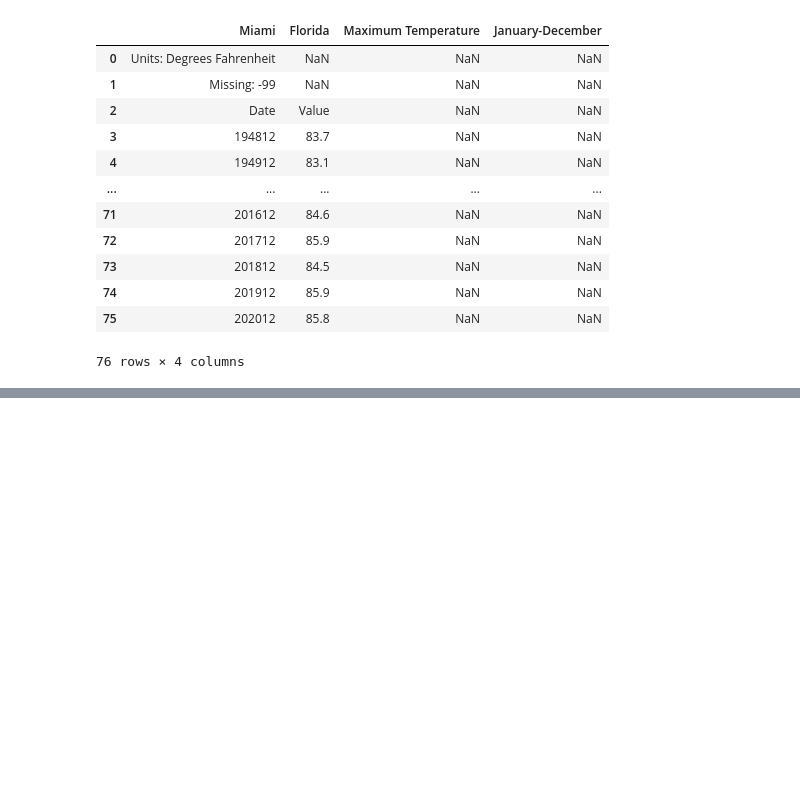
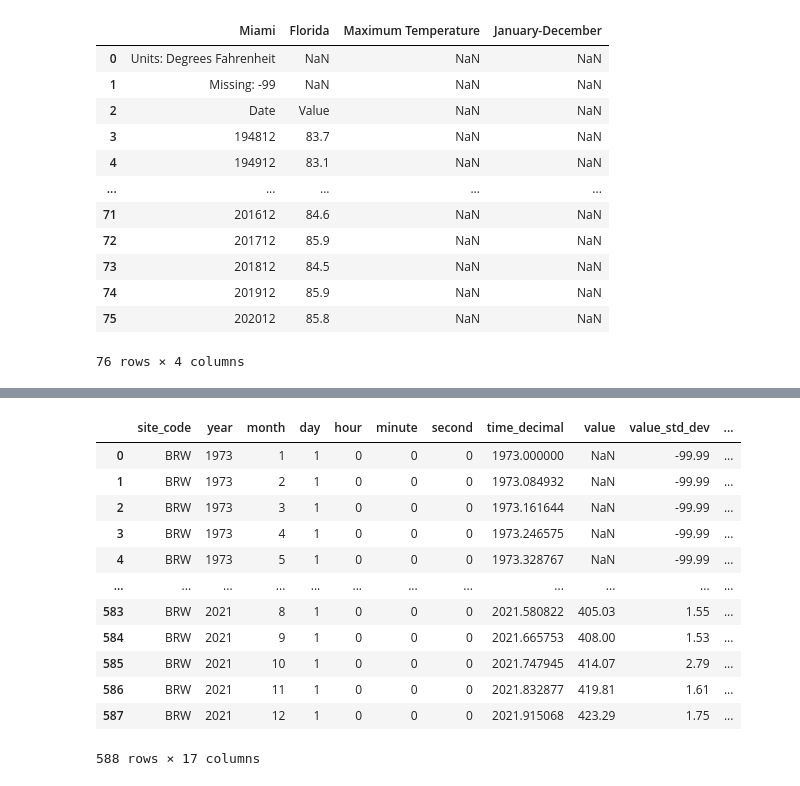
Before and after one commit to I-Sobe/UC_earth_data_science_course, a Jupyter notebook: tabular data for eds.ipynb, the cells around one changed output, grey strips where cells are left out. Cells and saved outputs as stored; diff of their text form; code cells hidden in the pictures; blank space fills up the shorter version.

```diff
--- a/tabular data for eds.ipynb
+++ b/tabular data for eds.ipynb
@@ -100,0 +191,20 @@ miami_temp = pd.read_csv(miami)
+# %%
+#viewing and cleaning data using pandas data frame and skiprows and na_values paramter
+alaska_co2_emission = pd.read_csv('co2-emissions-barrow.csv', sep=' ',
+                                 skiprows=149,
+                                 na_values=-999.99)
+alaska_co2_emission
+# %% [output]
+|  | site_code | year | month | day | hour | minute | second | time_decimal | value | value_std_dev | ... |
+| 0 | BRW | 1973 | 1 | 1 | 0 | 0 | 0 | 1973.000000 | NaN | -99.99 | ... |
+| 1 | BRW | 1973 | 2 | 1 | 0 | 0 | 0 | 1973.084932 | NaN | -99.99 | ... |
+| 2 | BRW | 1973 | 3 | 1 | 0 | 0 | 0 | 1973.161644 | NaN | -99.99 | ... |
+| 3 | BRW | 1973 | 4 | 1 | 0 | 0 | 0 | 1973.246575 | NaN | -99.99 | ... |
+| 4 | BRW | 1973 | 5 | 1 | 0 | 0 | 0 | 1973.328767 | NaN | -99.99 | ... |
+| ... | ... | ... | ... | ... | ... | ... | ... | ... | ... | ... | ... |
+| 583 | BRW | 2021 | 8 | 1 | 0 | 0 | 0 | 2021.580822 | 405.03 | 1.55 | ... |
+| 584 | BRW | 2021 | 9 | 1 | 0 | 0 | 0 | 2021.665753 | 408.00 | 1.53 | ... |
+| 585 | BRW | 2021 | 10 | 1 | 0 | 0 | 0 | 2021.747945 | 414.07 | 2.79 | ... |
+| 586 | BRW | 2021 | 11 | 1 | 0 | 0 | 0 | 2021.832877 | 419.81 | 1.61 | ... |
+| 587 | BRW | 2021 | 12 | 1 | 0 | 0 | 0 | 2021.915068 | 423.29 | 1.75 | ... |
+588 rows × 17 columns
```
Also changed, not shown: parts of 10 cells of this notebook, 1 other file.
